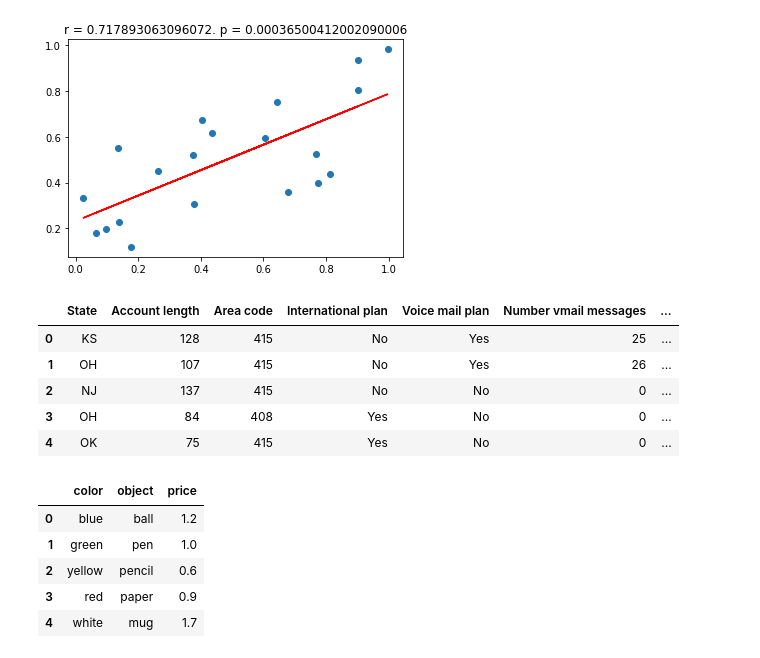
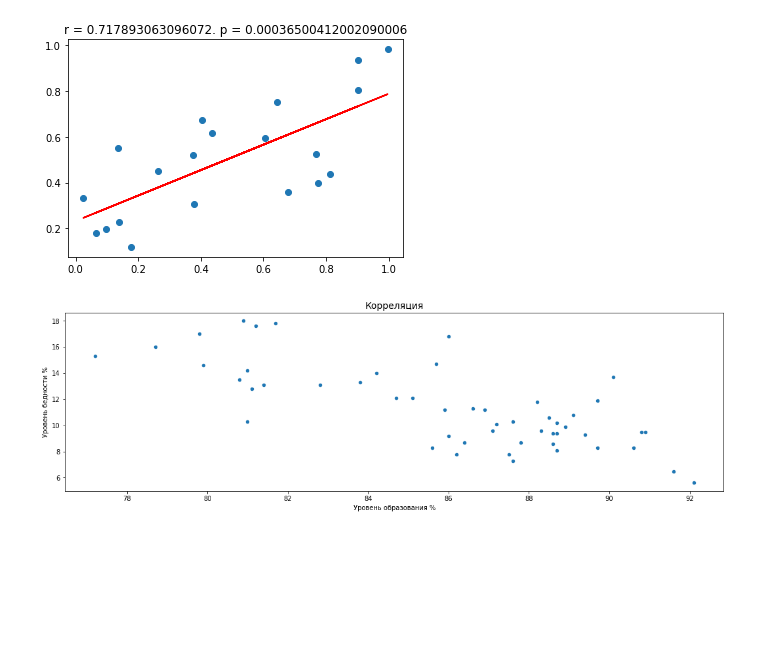
Before and after one commit to artemsaw/statistics_basic, a Jupyter notebook: linear_regression.ipynb, the cells around one changed output. Cells and saved outputs as stored; diff of their text form; code cells hidden in the pictures; blank space fills up the shorter version.

```diff
--- a/linear_regression.ipynb
+++ b/linear_regression.ipynb
@@ -19,27 +19,16 @@ plt.plot(X, Yregr, color='red')
 plt.show()
 # %% [output]
 [figure]
-# %%
-df = pd.read_csv(r"C:\Users\sartv\YandexDisk\Porg\Py\P1\telecom_churn.csv")
-df[(df['Churn'] == 0) & (df['International plan'] == 'Yes')]['State'].value_counts()
-df.head()
-# %% [output]
-|  | State | Account length | Area code | International plan | Voice mail plan | Number vmail messages | ... |
-| 0 | KS | 128 | 415 | No | Yes | 25 | ... |
-| 1 | OH | 107 | 415 | No | Yes | 26 | ... |
-| 2 | NJ | 137 | 415 | No | No | 0 | ... |
-| 3 | OH | 84 | 408 | Yes | No | 0 | ... |
-| 4 | OK | 75 | 415 | Yes | No | 0 | ... |
-# %%
-data = {'color' : ['blue', 'green', 'yellow', 'red', 'white'],
-        'object' : ['ball', 'pen', 'pencil', 'paper', 'mug'],
-        'price' : [1.2, 1.0, 0.6, 0.9, 1.7]}
-frame = pd.DataFrame(data)
-frame
-# %% [output]
-|  | color | object | price |
-| 0 | blue | ball | 1.2 |
-| 1 | green | pen | 1.0 |
-| 2 | yellow | pencil | 0.6 |
-| 3 | red | paper | 0.9 |
-| 4 | white | mug | 1.7 |
+# %%
+import pandas as pd
+import matplotlib.pyplot as plt
+
+df_stats= pd.read_csv('http://d396qusza40orc.cloudfront.net/statistics/lec_resources/states.csv')
+
+plot = df_stats.plot(x='hs_grad', y='poverty', kind='scatter', figsize=(18,5))
+plt.title('Корреляция', fontsize=14)
+plt.xlabel("Уровень образования %")
+plt.ylabel("Уровень бедности %")
+plt.show()
+# %% [output]
+[figure, added]
```
Also changed, not shown: parts of 1 cell of this notebook.
